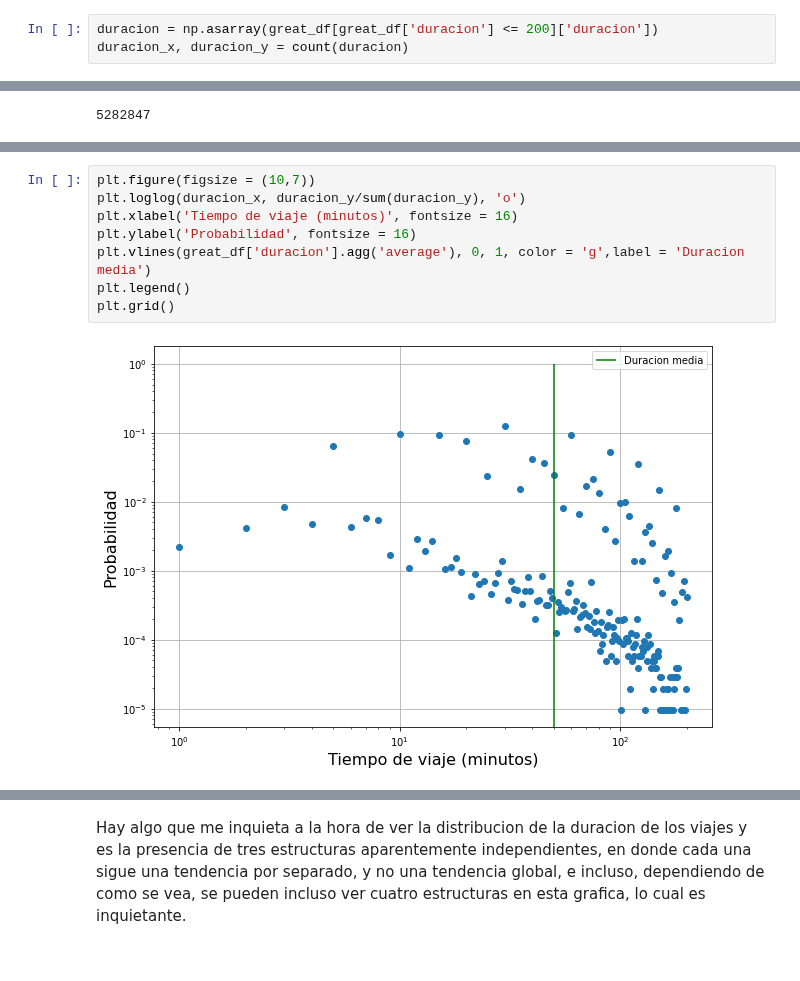
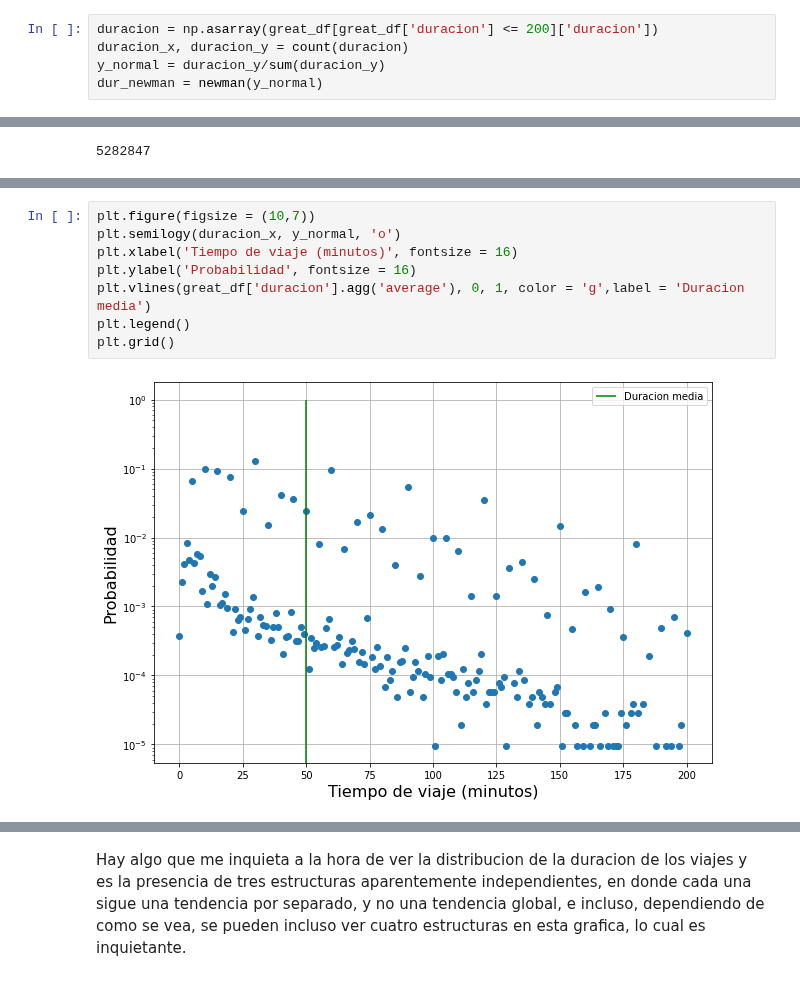
Before and after one commit to saramirezva/Tesis-congestion-Bogota, a Jupyter notebook: Congestion.ipynb, the cells around one changed output, grey strips where cells are left out. Saved outputs shown, nothing was run; the diff lists cells and outputs as text.

```diff
--- a/Congestion.ipynb
+++ b/Congestion.ipynb
@@ -68,3 +52,5 @@ great_df[['hora_inicio_viaje','p10v_hora_salida', 'hora_llegada', 'duracion']]
 # %%
 duracion = np.asarray(great_df[great_df['duracion'] <= 200]['duracion'])
 duracion_x, duracion_y = count(duracion)
+y_normal = duracion_y/sum(duracion_y)
+dur_newman = newman(y_normal)
@@ -86,10 +76,10 @@ plt.grid()
 # %%
 plt.figure(figsize = (10,7))
-plt.loglog(duracion_x, duracion_y/sum(duracion_y), 'o')
+plt.semilogy(duracion_x, y_normal, 'o')
 plt.xlabel('Tiempo de viaje (minutos)', fontsize = 16)
 plt.ylabel('Probabilidad', fontsize = 16)
 plt.vlines(great_df['duracion'].agg('average'), 0, 1, color = 'g',label = 'Duracion media')
 plt.legend()
 plt.grid()
 # %% [output]
-[figure, old version]
+[figure, new version]
```
Also changed, not shown: parts of 24 cells of this notebook.
